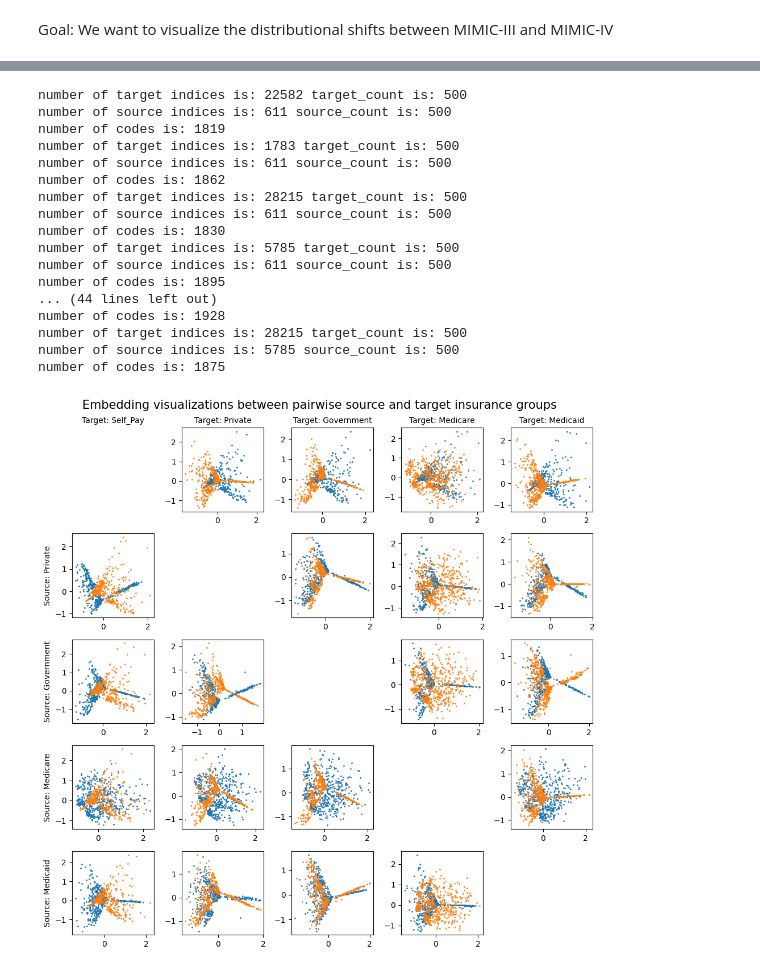
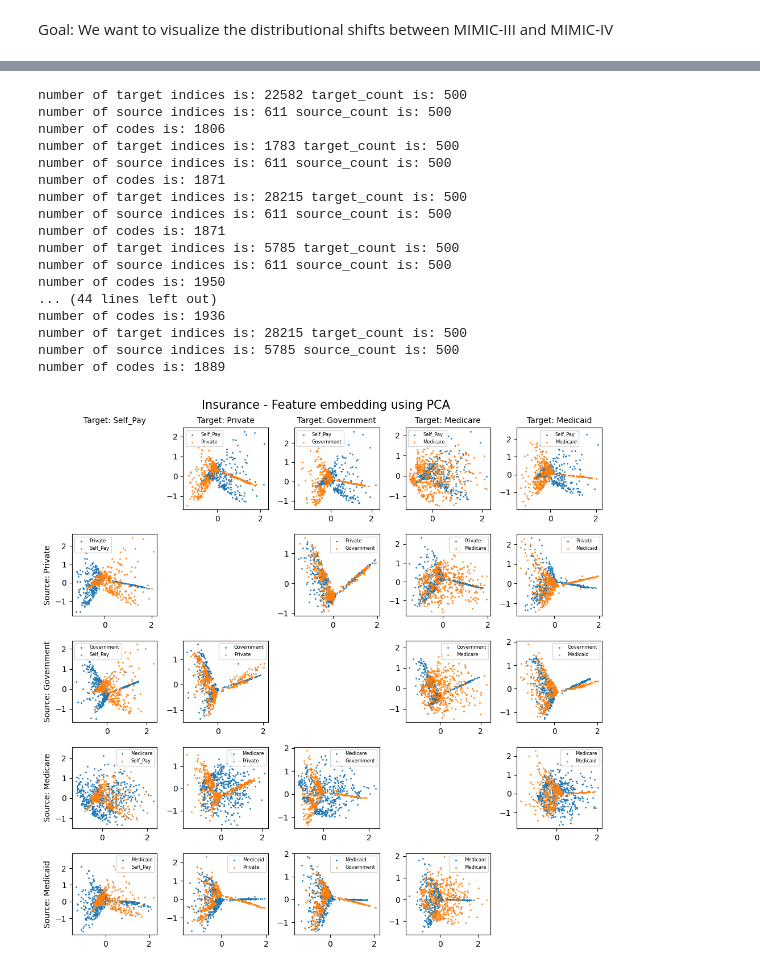
Before and after one commit to causalpathlab/EHR-OT, a Jupyter notebook: mimic_iii_exp/admission/analyze_dist_shift.ipynb, the cells around one changed output, grey strips where cells are left out. Saved outputs shown, nothing was run; the diff lists cells and outputs as text; code cells hidden in the pictures.

```diff
--- a/mimic_iii_exp/admission/analyze_dist_shift.ipynb
+++ b/mimic_iii_exp/admission/analyze_dist_shift.ipynb
@@ -43,24 +43,29 @@ def custom_train_reps(source_features, target_features, n_components, pca_explai
 
     return source_reps, target_reps
 # %%
-def plot_pair(full_df, group_name, source, target, source_count, target_count, ax):
+def plot_pair(full_df, group_name, type, source, target, source_count, target_count, input_name, output_name, ax, n_components):
     """
     Plot pairwise embedding distributions between source (with source_count) and target (with target_count) on axis ax
     """
 
-    selected_df = select_samples(full_df, group_name, source, target, source_count=source_count, target_count=target_count)
+    selected_df = select_samples(full_df, group_name, type, source, target, source_count=source_count, target_count=target_count)
 
-    source_features, _, target_features, _ = gen_code_feature_label(selected_df, group_name, source, target, input_name, output_name)
+
+    source_features, _, target_features, _ = gen_code_feature_label(selected_df, group_name, type, source, target, input_name, output_name)
 
     source_reps, target_reps = custom_train_reps(source_features, target_features, n_components)
     ax.scatter(source_reps[:, 0], source_reps[:, 1], label=source, s=1)
     ax.scatter(target_reps[:, 0], target_reps[:, 1], label=target, s=1)
+    ax.legend(prop={'size': 6})
 # %%
 # Set parameters
 output_dir = mimic_output_dir
 n_components = 50
 source_count = 500
 target_count = 500
+type = 'cat'
+input_name = 'ICD codes'
+output_name = 'duration'
 full_df = pd.read_csv(os.path.join(output_dir, "admission_patient_diagnosis_ICD.csv"), index_col=None, header=0, converters={'ICD codes': literal_eval})
 
 group_name = 'insurance'
@@ -72,39 +77,40 @@ groups = ['Self_Pay', 'Private',  'Government', 'Medicare', 'Medicaid']
 # Plot pairwise plots
 fig, axs = plt.subplots(len(groups), len(groups))
 fig.set_figwidth(10)
 fig.set_figheight(10)
 
 for i, group_1 in enumerate(groups):
     for j, group_2 in enumerate(groups):
         if j == 0:
             axs[i, j].set_ylabel(f'Source: {group_1}', fontsize=10)
         if i == 0:
             axs[i, j].set_title(f'Target: {group_2}', fontsize=10)
         if group_1 == group_2:
             axs[i, j].axis('off')
             continue
 
-        plot_pair(full_df, group_name, group_1, group_2, source_count, target_count, axs[i,j])
+        plot_pair(full_df, group_name, type, group_1, group_2, \
+                  source_count, target_count, input_name, output_name, axs[i,j], n_components)
 
-fig.suptitle(f"Embedding visualizations between pairwise source and target {group_name} groups", fontsize=15)
+fig.suptitle(f"Insurance - Feature embedding using PCA", fontsize=15)
 plt.tight_layout()
 plt.savefig(os.path.join(output_dir, f"{group_name}_distn_shift.pdf"))
 # %% [output]
 number of target indices is: 22582 target_count is: 500
 number of source indices is: 611 source_count is: 500
-number of codes is: 1819
+number of codes is: 1806
 number of target indices is: 1783 target_count is: 500
 number of source indices is: 611 source_count is: 500
-number of codes is: 1862
+number of codes is: 1871
 number of target indices is: 28215 target_count is: 500
 number of source indices is: 611 source_count is: 500
-number of codes is: 1830
+number of codes is: 1871
 number of target indices is: 5785 target_count is: 500
 number of source indices is: 611 source_count is: 500
-number of codes is: 1895
+number of codes is: 1950
 ... (44 lines left out)
-number of codes is: 1928
+number of codes is: 1936
 number of target indices is: 28215 target_count is: 500
 number of source indices is: 5785 source_count is: 500
-number of codes is: 1875
+number of codes is: 1889
-[figure, old version]
+[figure, new version]
```
Also changed, not shown: parts of 1 cell of this notebook, 5 other files.
